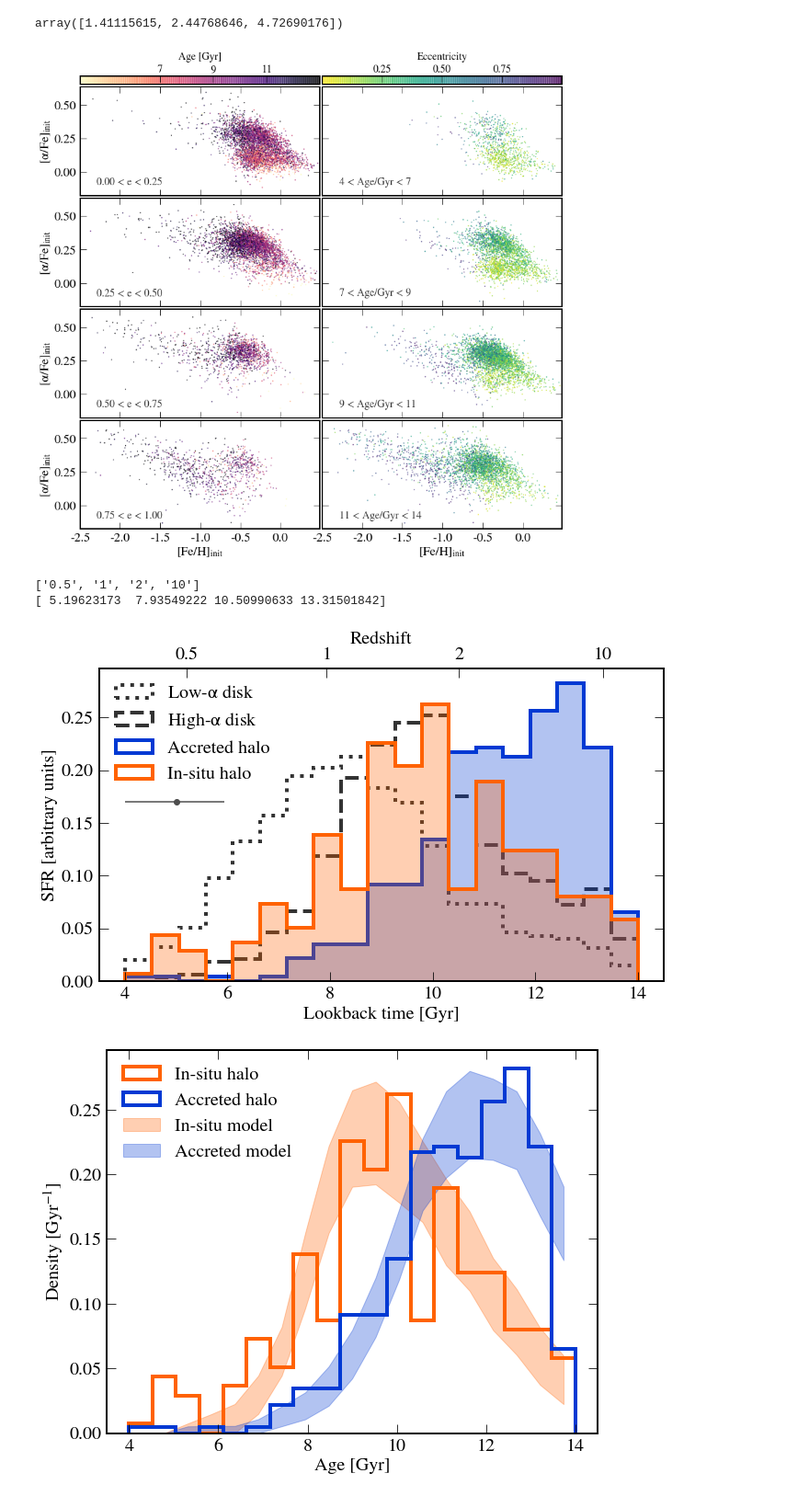
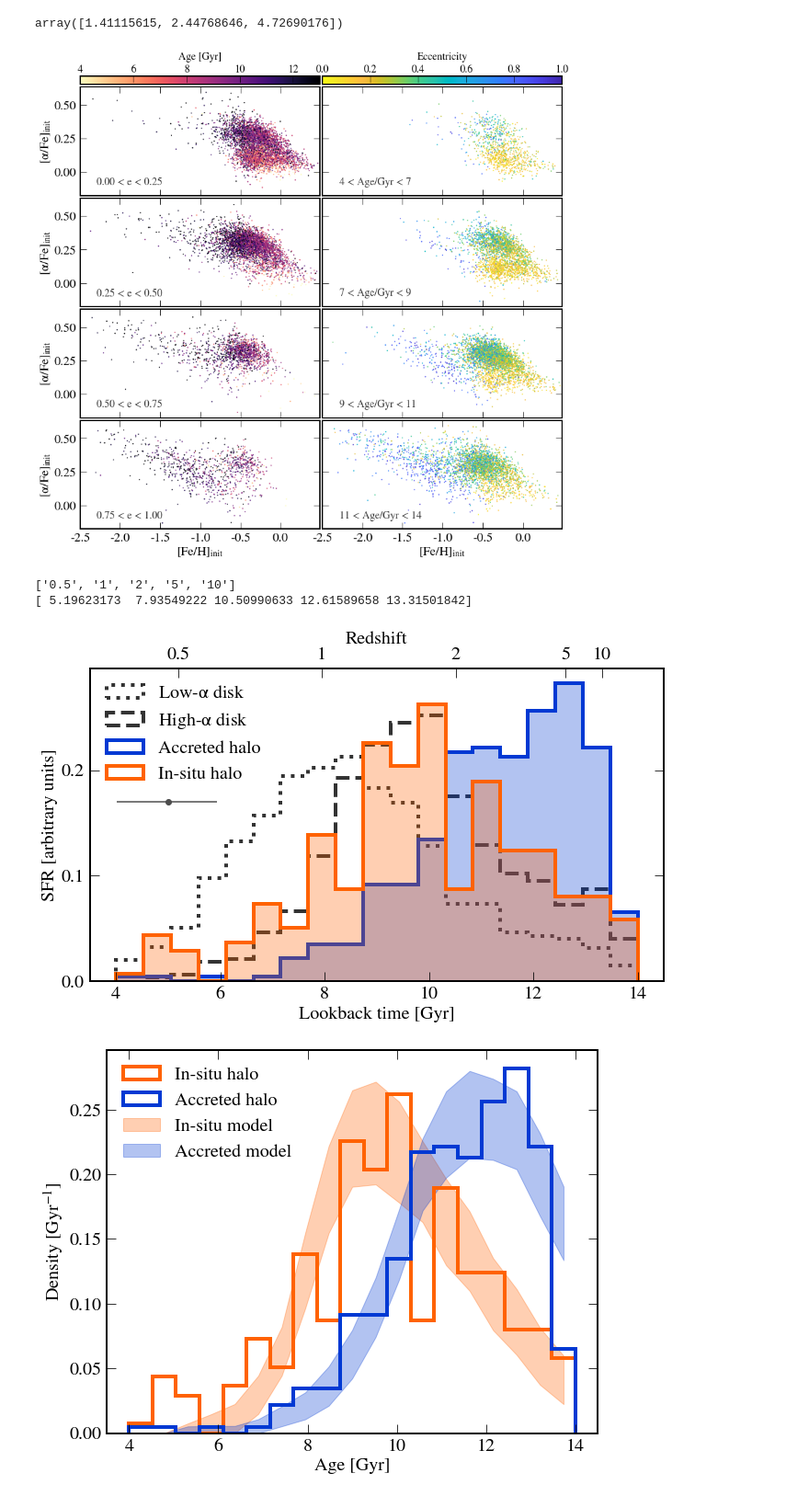
Before and after one commit to abonaca/mw_timing, a Jupyter notebook: notebooks/paper_figures.ipynb, the cells around one changed output. Shown at 92% size. Saved outputs shown, nothing was run; the diff lists cells and outputs as text; code cells hidden in the pictures.

Commit message:
figure tweaks

```diff
--- a/notebooks/paper_figures.ipynb
+++ b/notebooks/paper_figures.ipynb
@@ -184,11 +443,17 @@ fig, ax = plt.subplots(Ne,2,figsize=(12,11), sharey=True, sharex=True)
 for i in range(Ne):
     ind = (t['eccen_pot1']>=ecc_ranges[i]) & (t['eccen_pot1']<ecc_ranges[i+1])
 
+    # left column
     plt.sca(ax[i][0])
 #     plt.plot(t['init_FeH'][ind_safeage & ind], t['init_aFe'][ind_safeage & ind], 'ko', mew=0, ms=1.5, alpha=0.6,
 #             label='', rasterized=True)
-    ima = plt.scatter(t['init_FeH'][ind_safeage & ind], t['init_aFe'][ind_safeage & ind], c=age[ind_safeage & ind],
-               vmin=4, vmax=13, cmap='magma_r', rasterized=True, s=1, alpha=0.6)
+    cmap0 = 'magma_r'
+    plt.scatter(t['init_FeH'][ind_safeage & ind], t['init_aFe'][ind_safeage & ind], c=age[ind_safeage & ind],
+               vmin=4, vmax=13, cmap=cmap0, rasterized=True, s=1, alpha=0.8)
+
+    # double scatter with alpha=1 to avoid issues with gray lines in the colorbar
+    ima = plt.scatter(t['init_FeH'][ind_safeage & ind]+5, t['init_aFe'][ind_safeage & ind], c=age[ind_safeage & ind],
+               vmin=4, vmax=13, cmap=cmap0, rasterized=True, s=1, alpha=1)
 
     plt.xlim(-2.5,0.49)
     plt.ylabel('[$\\alpha$/Fe]$_{init}$')
@@ -200,9 +465,15 @@ for i in range(Ne):
     ind = (age>=age_ranges[i]) & (age<age_ranges[i+1])
 #     plt.plot(t['init_FeH'][ind_safeage & ind], t['init_aFe'][ind_safeage & ind], 'ko', mew=0, ms=1.5, alpha=0.6,
 #             label='', rasterized=True)
-    ime = plt.scatter(t['init_FeH'][ind_safeage & ind], t['init_aFe'][ind_safeage & ind],
+    cmap = parula_map
+    plt.scatter(t['init_FeH'][ind_safeage & ind], t['init_aFe'][ind_safeage & ind],
                 c=t['eccen_pot1'][ind_safeage & ind],
-               vmin=0, vmax=1, cmap='viridis_r', rasterized=True, s=1, alpha=0.6)
+               vmin=0, vmax=1, cmap=cmap, rasterized=True, s=1, alpha=0.8)
+
+    # double scatter with alpha=1 to avoid issues with gray lines in the colorbar
+    ime = plt.scatter(t['init_FeH'][ind_safeage & ind]+5, t['init_aFe'][ind_safeage & ind],
+                c=t['eccen_pot1'][ind_safeage & ind],
+               vmin=0, vmax=1, cmap=cmap, rasterized=True, s=1, alpha=1)
 
     plt.text(0.07,0.1,'{:.0f} < Age/Gyr < {:.0f}'.format(age_ranges[i], age_ranges[i+1]), fontsize='small',
             transform=plt.gca().transAxes, color='0.2')
@@ -212,12 +483,13 @@ for j in range(2):
     plt.xlabel('[Fe/H]$_{init}$')
 
 plt.tight_layout(w_pad=0.2, h_pad=0.2)
+cmap = 'parula'
 
 plt.sca(ax[0][0])
 pos = plt.gca().get_position()
 cax_age = plt.axes([pos.x0, pos.y1+0.005, pos.x1 - pos.x0, 0.017])
-# plt.colorbar(ima, cax=cax_age, orientation='horizontal', ticks=[6,8,10,12])
-plt.colorbar(ima, cax=cax_age, orientation='horizontal', ticks=[7,9,11])
+plt.colorbar(ima, cax=cax_age, orientation='horizontal', ticks=[4,6,8,10,12])
+# cbar = plt.colorbar(ima, cax=cax_age, orientation='horizontal', ticks=[7,9,11])
 plt.gca().xaxis.set_ticks_position('top')
 plt.xticks(fontsize='small', y=0.7)
 plt.gca().xaxis.set_label_position('top')
@@ -226,7 +498,9 @@ plt.xlabel('Age [Gyr]', fontsize='small', labelpad=8)
 plt.sca(ax[0][1])
 pos = plt.gca().get_position()
 cax_ecc = plt.axes([pos.x0, pos.y1+0.005, pos.x1 - pos.x0, 0.017])
-plt.colorbar(ime, cax=cax_ecc, orientation='horizontal', ticks=[0.25,0.5,0.75])
+cbar = plt.colorbar(ime, cax=cax_ecc, orientation='horizontal', ticks=np.arange(0,1.1,0.2))
+# cbar = plt.colorbar(ime, cax=cax_ecc, orientation='horizontal', ticks=[0,0.25,0.5,0.75])
+# cbar.solids.set_edgecolor('face')
 plt.gca().xaxis.set_ticks_position('top')
 plt.xticks(fontsize='small', y=0.7)
 plt.gca().xaxis.set_label_position('top')
@@ -235,22 +509,22 @@ plt.xlabel('Eccentricity', fontsize='small', labelpad=8)
 # plt.yticks(fontsize=font_tick)
 # plt.ylabel('$\sigma_{Age} / Age$', fontsize='small')
 
-
-plt.savefig('../paper/afeh_eccen_age.pdf')
+plt.savefig('../plots/afeh_eccen_age_{:s}.png'.format(cmap))
+# plt.savefig('../paper/afeh_eccen_age.pdf')
 # %% [output]
-[figure, old version]
+[figure, new version]
 # %%
 from colossus.cosmology import cosmology
 cosmo = cosmology.setCosmology('planck18')
 # %%
-z = np.array([0.5,1,2,10])
+z = np.array([0.5,1,2,5,10])
 zlabel = [('%f' % x).rstrip('0').rstrip('.') for x in z]
 lookback = cosmo.lookbackTime(z)
 print(zlabel)
 print(lookback)
 # %% [output]
-['0.5', '1', '2', '10']
-[ 5.19623173  7.93549222 10.50990633 13.31501842]
+['0.5', '1', '2', '5', '10']
+[ 5.19623173  7.93549222 10.50990633 12.61589658 13.31501842]
 # %%
 abins = np.linspace(4,14,20)
 
@@ -258,34 +532,35 @@ plt.figure(figsize=(10,6.5))
 
 plt.hist(age[ind_safeage & ind_lowa], color='0.2', bins=abins, alpha=1, density=True,
          label='Low-$\\alpha$ disk', histtype='step', ls=':', lw=4)
 plt.hist(age[ind_safeage & ind_thick], color='0.2', bins=abins, alpha=1, density=True,
          label='High-$\\alpha$ disk', histtype='step', ls='--', lw=4)
 plt.hist(age[ind_safeage & ind_ge], color=blue, bins=abins, alpha=0.3, density=True, label='')
 plt.hist(age[ind_safeage & ind_ge], color=blue, bins=abins, density=True, histtype='step', lw=4,
          label='Accreted halo')
 plt.hist(age[ind_safeage & ind_splash], color=orange, bins=abins, alpha=0.3, density=True, label='')
 plt.hist(age[ind_safeage & ind_splash], color=orange, bins=abins, density=True, histtype='step', lw=4,
          label='In-situ halo')
 
 plt.errorbar(np.array([5]), np.array([0.17]), yerr=None,
              xerr=np.array([np.median(age_lerr[ind_safeage]), np.median(age_uerr[ind_safeage])])[:,np.newaxis],
              fmt='o', color='0.3', capsize=0)
 
+plt.gca().yaxis.set_major_locator(mpl.ticker.MultipleLocator(0.1))
 plt.legend(loc=2, frameon=False )
 plt.xlabel('Lookback time [Gyr]')
 plt.ylabel('SFR [arbitrary units]')
 
 ax1 = plt.gca()
 ax2 = ax1.twiny()
 ax2.set_xlim(ax1.get_xlim())
 ax2.set_xticks(lookback)
 ax2.set_xticklabels(zlabel)
 ax2.set_xlabel('Redshift')
 
 plt.tight_layout()
 plt.savefig('../paper/ages.pdf')
 # %% [output]
-[figure, old version]
+[figure, new version]
 # %%
 def f_ramp(x, x1, x2):
     if x2<x1:
```
Also changed, not shown: parts of 3 cells of this notebook.
